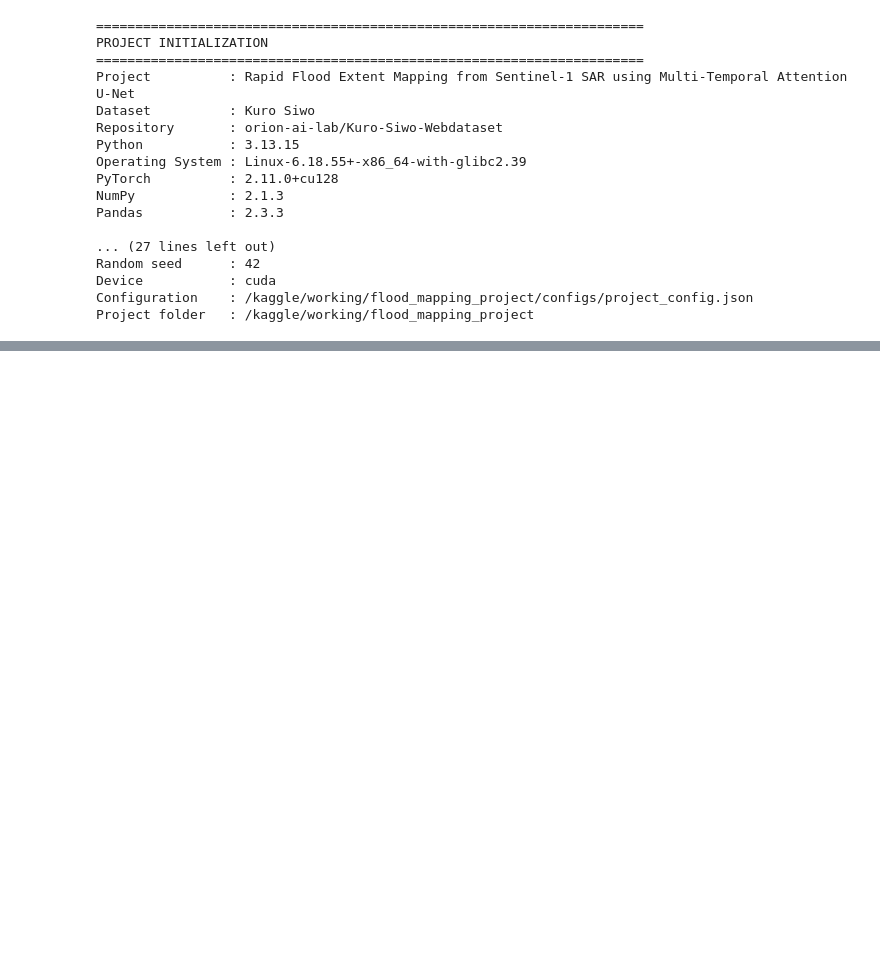
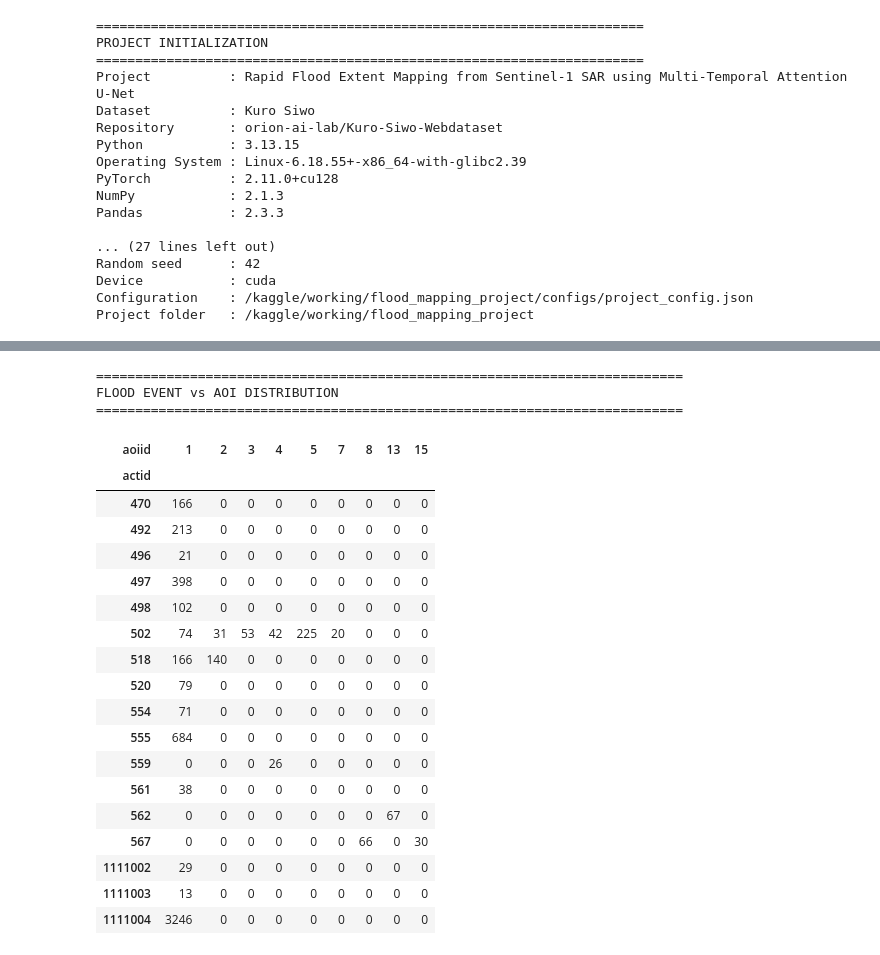
Before and after one commit to Vasanth-Loganathan/flood-mapping, a Jupyter notebook: main.ipynb, the cells around one changed output, grey strips where cells are left out. Cells and saved outputs as stored; diff of their text form; code cells hidden in the pictures; blank space fills up the shorter version.

Commit message:
Kaggle Notebook | flood-mapping | Version 2

```diff
--- a/main.ipynb
+++ b/main.ipynb
@@ -327,0 +1134,57 @@ print("Storage check         : Completed")
+# %%
+import pandas as pd
+
+# Event-level summary
+event_summary = (
+    df_metadata
+    .groupby("actid")
+    .agg(
+        sample_count=("sample_id", "count"),
+        aoi_count=("aoiid", "nunique"),
+        aoi_ids=("aoiid", lambda x: sorted(x.dropna().unique().tolist())),
+        flood_date=("flood_date", "first"),
+        mean_flood_coverage=("pflood", "mean"),
+        median_flood_coverage=("pflood", "median"),
+    )
+    .reset_index()
+    .sort_values("sample_count", ascending=False)
+)
+
+print("=" * 75)
+print("FLOOD EVENT SUMMARY")
+print("=" * 75)
+
+display(event_summary.round(3))
+
+# Event and AOI relationship
+event_aoi_table = pd.crosstab(
+    df_metadata["actid"],
+    df_metadata["aoiid"]
+)
+
+print("\n" + "=" * 75)
+print("FLOOD EVENT vs AOI DISTRIBUTION")
+print("=" * 75)
+
+display(event_aoi_table)
+
+# AOI-level summary
+aoi_summary = (
+    df_metadata
+    .groupby("aoiid")
+    .agg(
+        sample_count=("sample_id", "count"),
+        event_count=("actid", "nunique"),
+        event_ids=("actid", lambda x: sorted(x.unique().tolist())),
+        mean_flood_coverage=("pflood", "mean"),
+    )
+    .reset_index()
+    .sort_values("sample_count", ascending=False)
+)
+
+print("\n" + "=" * 75)
+print("AOI SUMMARY")
+print("=" * 75)
+
+display(aoi_summary.round(3))
+# %% [output]
@@ -327,0 +1212,22 @@ print("Storage check         : Completed")
+===========================================================================
+FLOOD EVENT vs AOI DISTRIBUTION
+===========================================================================
+| aoiid | 1 | 2 | 3 | 4 | 5 | 7 | 8 | 13 | 15 |
+| actid |  |  |  |  |  |  |  |  |  |
+| 470 | 166 | 0 | 0 | 0 | 0 | 0 | 0 | 0 | 0 |
+| 492 | 213 | 0 | 0 | 0 | 0 | 0 | 0 | 0 | 0 |
+| 496 | 21 | 0 | 0 | 0 | 0 | 0 | 0 | 0 | 0 |
+| 497 | 398 | 0 | 0 | 0 | 0 | 0 | 0 | 0 | 0 |
+| 498 | 102 | 0 | 0 | 0 | 0 | 0 | 0 | 0 | 0 |
+| 502 | 74 | 31 | 53 | 42 | 225 | 20 | 0 | 0 | 0 |
+| 518 | 166 | 140 | 0 | 0 | 0 | 0 | 0 | 0 | 0 |
+| 520 | 79 | 0 | 0 | 0 | 0 | 0 | 0 | 0 | 0 |
+| 554 | 71 | 0 | 0 | 0 | 0 | 0 | 0 | 0 | 0 |
+| 555 | 684 | 0 | 0 | 0 | 0 | 0 | 0 | 0 | 0 |
+| 559 | 0 | 0 | 0 | 26 | 0 | 0 | 0 | 0 | 0 |
+| 561 | 38 | 0 | 0 | 0 | 0 | 0 | 0 | 0 | 0 |
+| 562 | 0 | 0 | 0 | 0 | 0 | 0 | 0 | 67 | 0 |
+| 567 | 0 | 0 | 0 | 0 | 0 | 0 | 66 | 0 | 30 |
+| 1111002 | 29 | 0 | 0 | 0 | 0 | 0 | 0 | 0 | 0 |
+| 1111003 | 13 | 0 | 0 | 0 | 0 | 0 | 0 | 0 | 0 |
+| 1111004 | 3246 | 0 | 0 | 0 | 0 | 0 | 0 | 0 | 0 |
```
Also changed, not shown: parts of 26 cells of this notebook.
